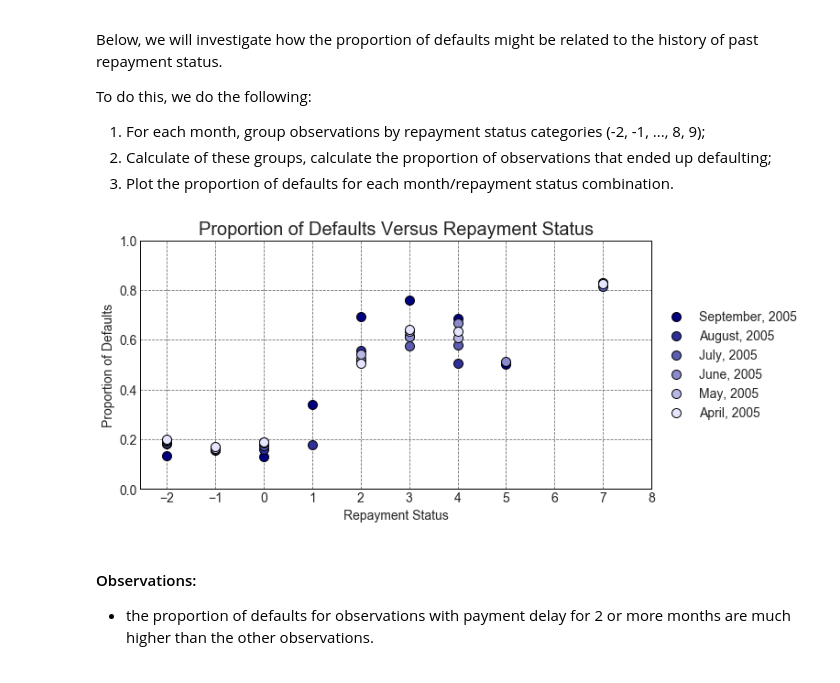
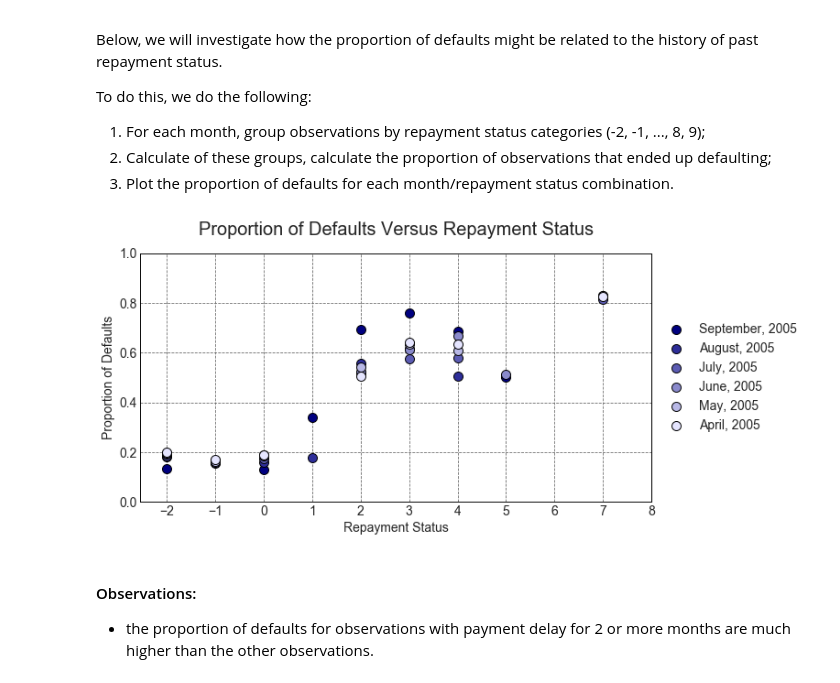
Before and after one commit to zkneupper/Default-Prediction-Capstone, a Jupyter notebook: notebooks/Data-Storytelling.ipynb, the cells around one changed output. Saved outputs shown, nothing was run; the diff lists cells and outputs as text; code cells hidden in the pictures.

```diff
--- a/notebooks/Data-Storytelling.ipynb
+++ b/notebooks/Data-Storytelling.ipynb
@@ -791,35 +802,40 @@ ax.xaxis.set_ticks(ticks=ticks, minor=False)
 ax.grid(b=True, which='major', color='0.4', linestyle='--')
 
 lgd = plt.legend(loc='center left', bbox_to_anchor=(1.0, 0.5), fontsize=14)
 
 for tick in ax.yaxis.get_major_ticks():
     tick.label.set_fontsize(14)
 for tick in ax.xaxis.get_major_ticks():
     tick.label.set_fontsize(14)
 for spine in ax.spines.values():
     spine.set_edgecolor('k')
 
 sns.set_palette(sns.light_palette("navy", reverse=True))
 
+#plt.title('Proportion of Defaults Versus Repayment Status',
+#          fontsize=20)
+
 plt.title('Proportion of Defaults Versus Repayment Status',
-          fontsize=20)
+          fontsize=20,
+          y = 1.05)
+
 plt.ylabel('Proportion of Defaults', fontsize=14)
 plt.xlabel('Repayment Status', fontsize=14)
 
 
 # figure file_name
 fig_file_name = 'EDA_Defaults_by_Repayment_Status'
 
 # figure file_path
 fig_path = os.path.join(figures_dir,
                         fig_file_name)
 
 # Save the figure
 plt.savefig(fig_path, dpi = 300, bbox_extra_artists=(lgd,), bbox_inches='tight')
 
 plt.show()
 # %% [output]
-[figure, old version]
+[figure, new version]
 # %% [markdown]
 #### Observations:
 
```
Also changed, not shown: parts of 3 cells of this notebook, 11 other files.
